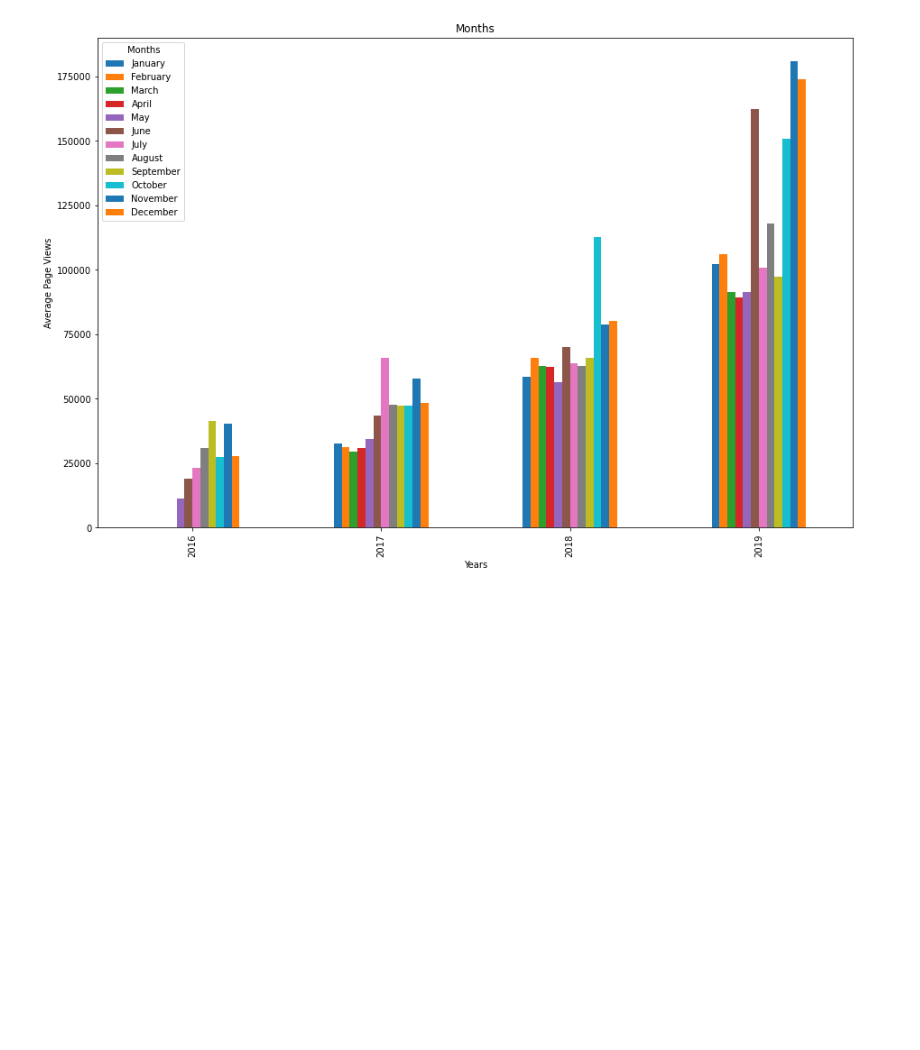
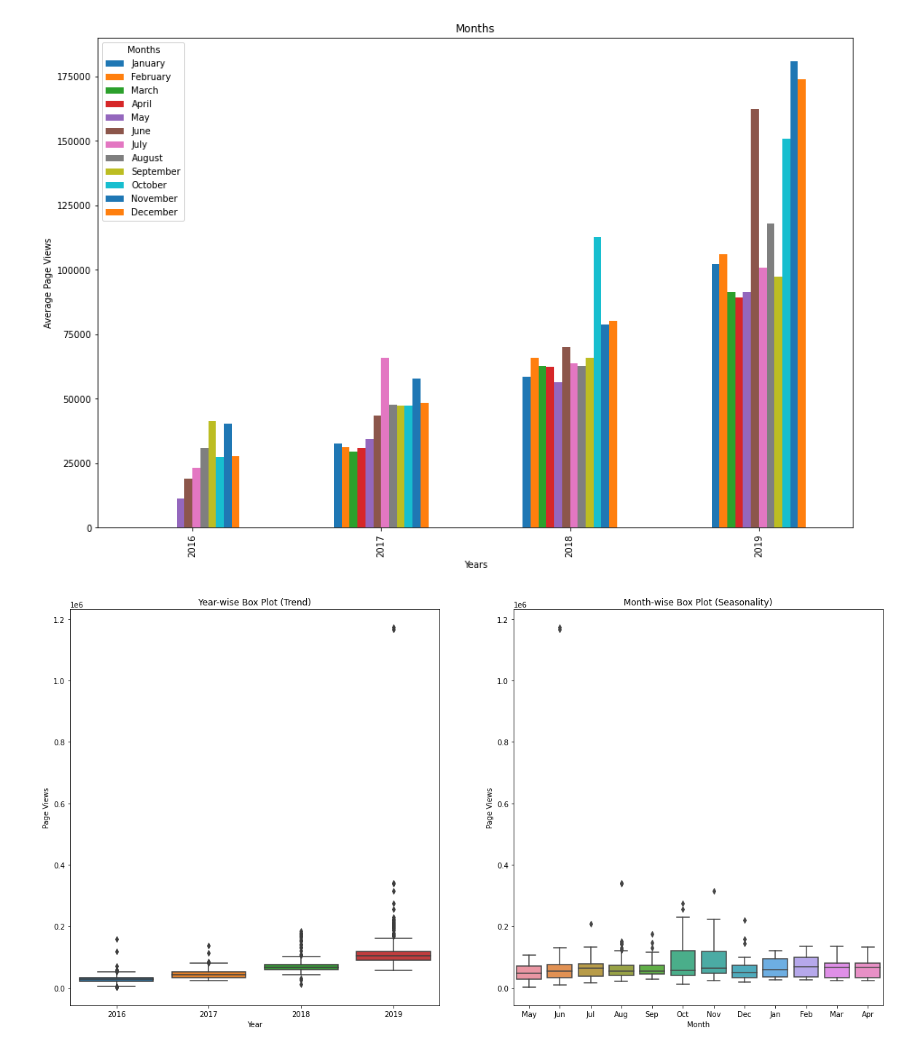
Before and after one commit to KhanyiMM0/data_analysis_with_python_freecodecamp, a Jupyter notebook: page_view_time_series_visualizer/time_series_visualizer.ipynb, the cells around one changed output. Saved outputs shown, nothing was run; the diff lists cells and outputs as text; code cells hidden in the pictures; blank space fills up the shorter version.

Commit message:
box plot included

```diff
--- a/page_view_time_series_visualizer/time_series_visualizer.ipynb
+++ b/page_view_time_series_visualizer/time_series_visualizer.ipynb
@@ -76,3 +76,32 @@ plt.legend(fontsize = 10, title = "Months", labels = ['January', 'February', 'Ma
 plt.show()
 # %% [output]
 [figure]
+# %%
+# Create a draw_box_plot function that uses Seaborn to draw two adjacent box plots.
+# These box plots should show how the values are distributed within a given year or month and how it compares over time.
+# The title of the first chart should be "Year-wise Box Plot (Trend)" and the title of the second chart should be
+# "Month-wise Box Plot (Seasonality)". Make sure the month labels on bottom start at "Jan" and the x and x axis are labeled
+# correctly. The boilerplate includes commands to prepare the data
+
+df_box = df.copy()
+df_box.reset_index(inplace=True)
+df_box['year'] = [d.year for d in df_box.date]
+df_box['month'] = [d.strftime('%b') for d in df_box.date]
+
+fig, (ax1, ax2) = plt.subplots(1, 2)
+fig.set_figwidth(20)
+fig.set_figheight(10)
+
+ax1 = sns.boxplot(x = df_box['year'], y = df_box['value'], ax=ax1)
+ax1.set_title("Year-wise Box Plot (Trend)")
+ax1.set_xlabel('Year')
+ax1.set_ylabel('Page Views')
+
+ax2 = sns.boxplot(x=df_box["month"], y=df_box["value"], ax=ax2)
+ax2.set_title("Month-wise Box Plot (Seasonality)")
+ax2.set_xlabel('Month')
+ax2.set_ylabel('Page Views')
+
+plt.show()
+# %% [output]
+[figure, added]
```
Also changed, not shown: 1 other file.
